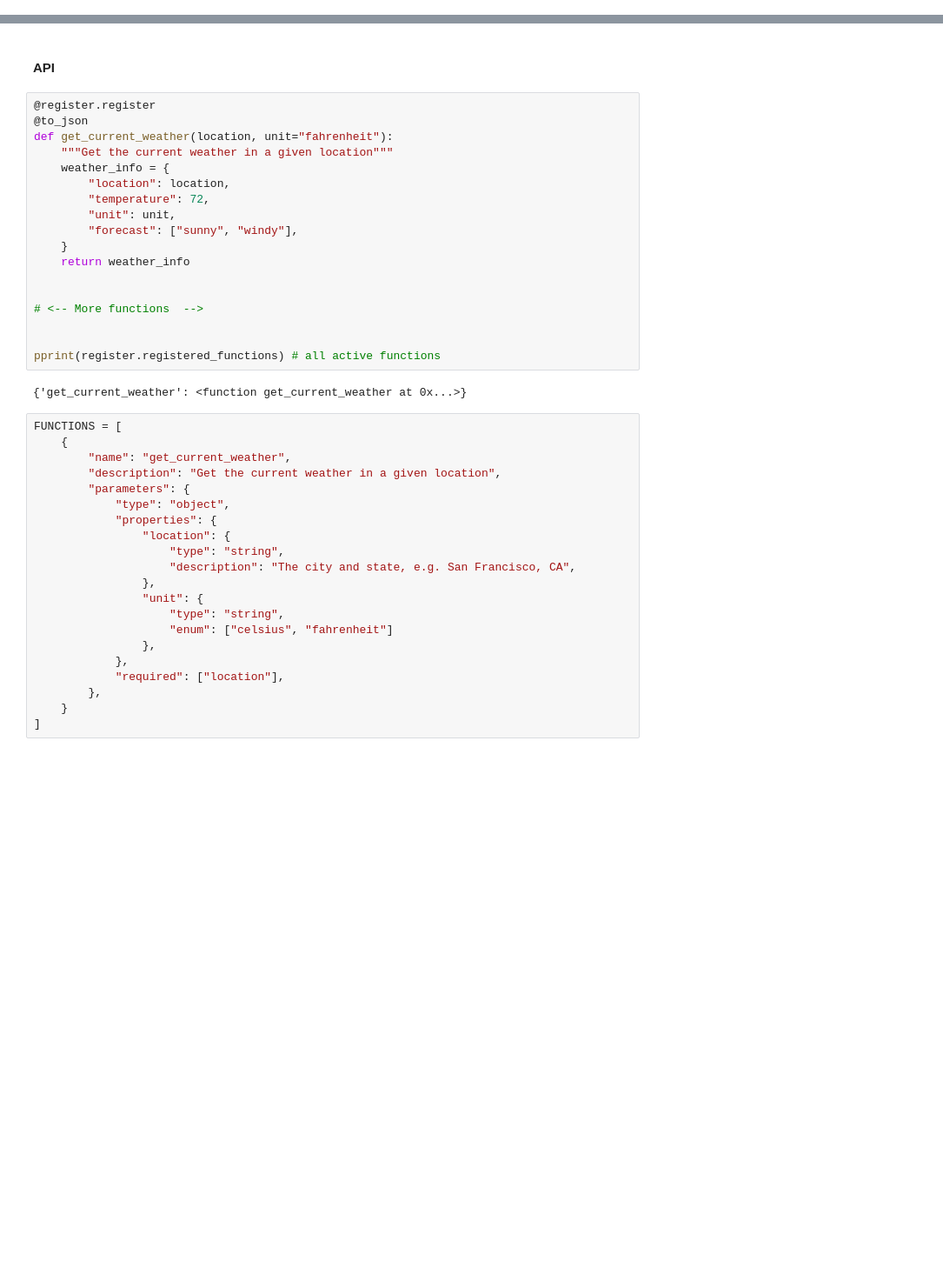
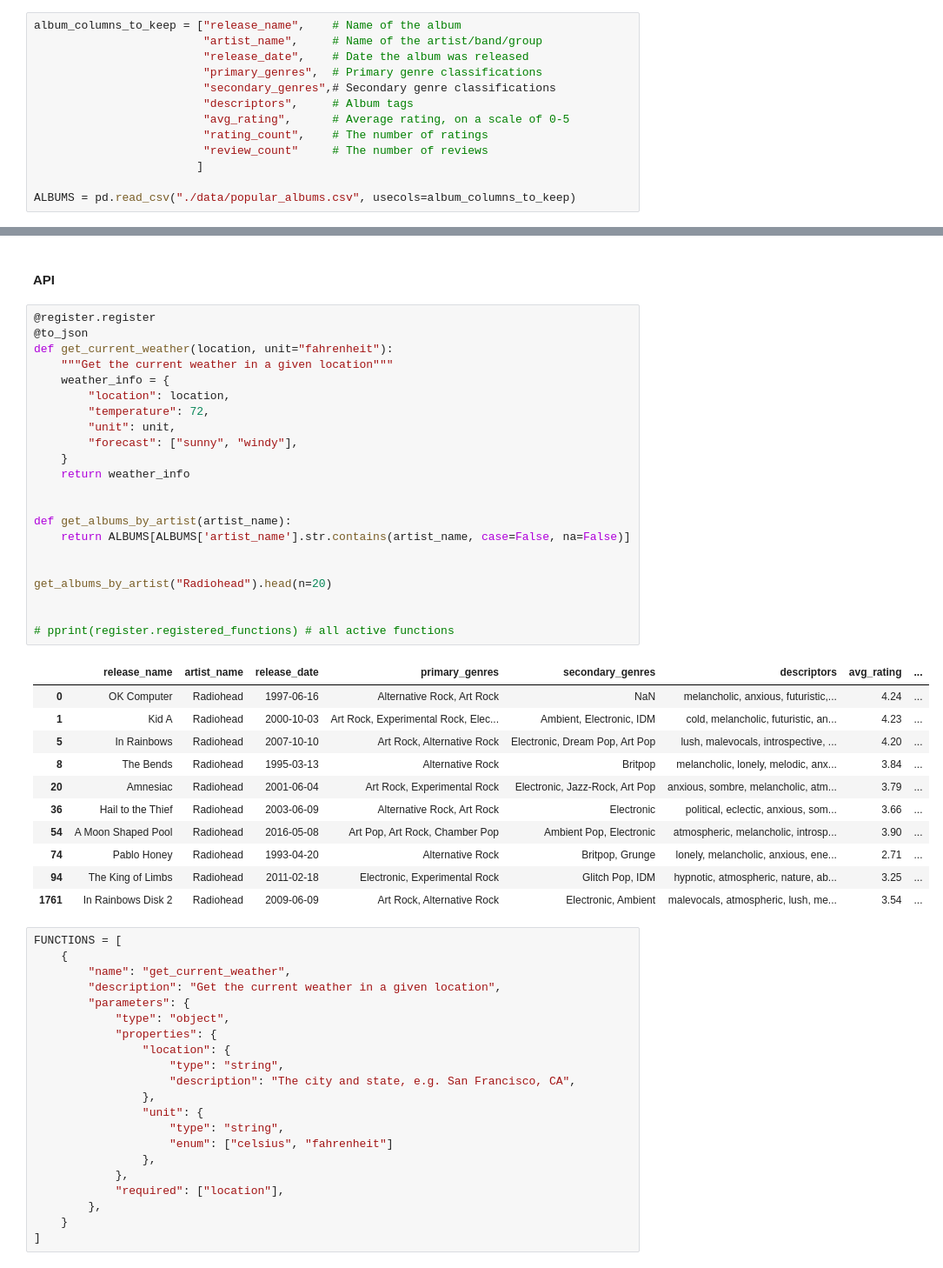
Before and after one commit to Dennis-H1/Function-Calling-LLMs, a Jupyter notebook: main.ipynb, the cells around one changed output, grey strips where cells are left out. Shown: that part at 87% size. Saved outputs shown, nothing was run; the diff lists cells and outputs as text; blank space fills up the shorter version.

Commit message:
Added details on columns

```diff
--- a/main.ipynb
+++ b/main.ipynb
@@ -17,4 +17,17 @@ openai.api_key = os.environ.get("API_KEY")
 ##### Dataset 1: Most Popular Albums on Spotify
 
 Source: https://www.kaggle.com/datasets/tobennao/rym-top-5000/
+# %%
+album_columns_to_keep = ["release_name",    # Name of the album
+                         "artist_name",     # Name of the artist/band/group
+                         "release_date",    # Date the album was released
+                         "primary_genres",  # Primary genre classifications
+                         "secondary_genres",# Secondary genre classifications
+                         "descriptors",     # Album tags
+                         "avg_rating",      # Average rating, on a scale of 0-5
+                         "rating_count",    # The number of ratings
+                         "review_count"     # The number of reviews
+                        ]
+
+ALBUMS = pd.read_csv("./data/popular_albums.csv", usecols=album_columns_to_keep)
 # %%
@@ -95,23 +127,37 @@ register = Registry()
 # %%
 @register.register
 @to_json
 def get_current_weather(location, unit="fahrenheit"):
     """Get the current weather in a given location"""
     weather_info = {
         "location": location,
         "temperature": 72,
         "unit": unit,
         "forecast": ["sunny", "windy"],
     }
     return weather_info
 
 
-# <-- More functions  -->
+def get_albums_by_artist(artist_name):
+    return ALBUMS[ALBUMS['artist_name'].str.contains(artist_name, case=False, na=False)]
 
 
-pprint(register.registered_functions) # all active functions
+get_albums_by_artist("Radiohead").head(n=20)
+
+
+# pprint(register.registered_functions) # all active functions
 # %% [output]
-{'get_current_weather': <function get_current_weather at 0x...>}
+|  | release_name | artist_name | release_date | primary_genres | secondary_genres | descriptors | avg_rating | ... |
+| 0 | OK Computer | Radiohead | 1997-06-16 | Alternative Rock, Art Rock | NaN | melancholic, anxious, futuristic,... | 4.24 | ... |
+| 1 | Kid A | Radiohead | 2000-10-03 | Art Rock, Experimental Rock, Elec... | Ambient, Electronic, IDM | cold, melancholic, futuristic, an... | 4.23 | ... |
+| 5 | In Rainbows | Radiohead | 2007-10-10 | Art Rock, Alternative Rock | Electronic, Dream Pop, Art Pop | lush, malevocals, introspective, ... | 4.20 | ... |
+| 8 | The Bends | Radiohead | 1995-03-13 | Alternative Rock | Britpop | melancholic, lonely, melodic, anx... | 3.84 | ... |
+| 20 | Amnesiac | Radiohead | 2001-06-04 | Art Rock, Experimental Rock | Electronic, Jazz-Rock, Art Pop | anxious, sombre, melancholic, atm... | 3.79 | ... |
+| 36 | Hail to the Thief | Radiohead | 2003-06-09 | Alternative Rock, Art Rock | Electronic | political, eclectic, anxious, som... | 3.66 | ... |
+| 54 | A Moon Shaped Pool | Radiohead | 2016-05-08 | Art Pop, Art Rock, Chamber Pop | Ambient Pop, Electronic | atmospheric, melancholic, introsp... | 3.90 | ... |
+| 74 | Pablo Honey | Radiohead | 1993-04-20 | Alternative Rock | Britpop, Grunge | lonely, melancholic, anxious, ene... | 2.71 | ... |
+| 94 | The King of Limbs | Radiohead | 2011-02-18 | Electronic, Experimental Rock | Glitch Pop, IDM | hypnotic, atmospheric, nature, ab... | 3.25 | ... |
+| 1761 | In Rainbows Disk 2 | Radiohead | 2009-06-09 | Art Rock, Alternative Rock | Electronic, Ambient | malevocals, atmospheric, lush, me... | 3.54 | ... |
 # %%
 FUNCTIONS = [
     {
```
Also changed, not shown: parts of 3 cells of this notebook.
